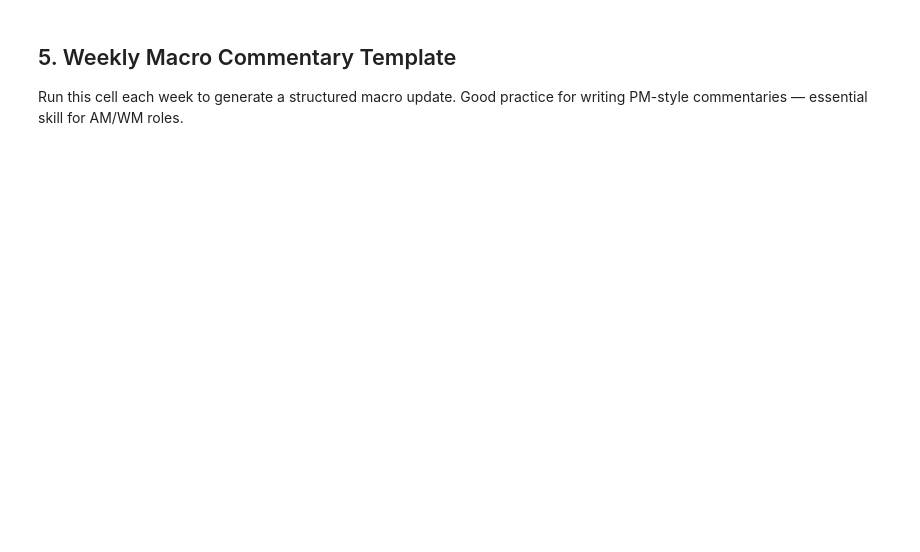
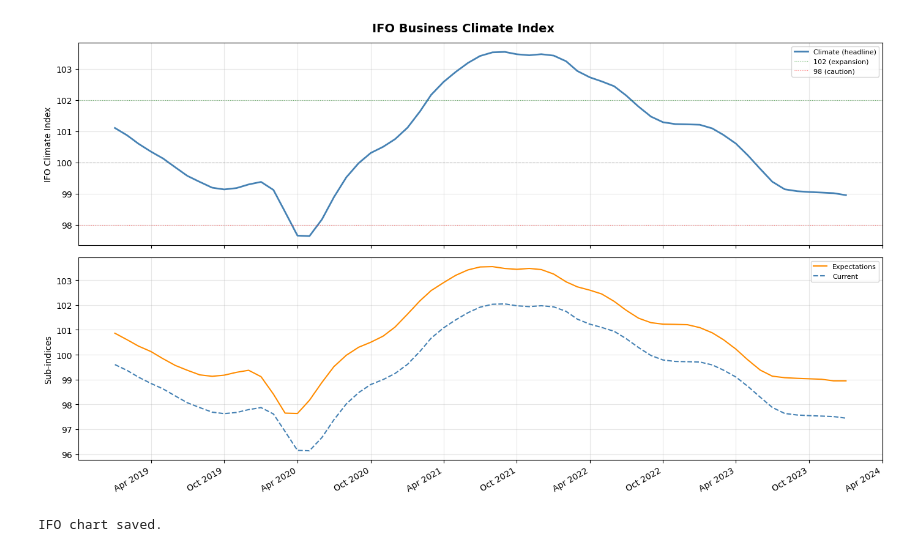
Before and after one commit to SharDXL/german-macro-dashboard, a Jupyter notebook: notebooks/macro_dashboard.ipynb, the cells around one changed output. Saved outputs shown, nothing was run; the diff lists cells and outputs as text; code cells hidden in the pictures; blank space fills up the shorter version.

```diff
--- a/notebooks/macro_dashboard.ipynb
+++ b/notebooks/macro_dashboard.ipynb
@@ -273,0 +6,18 @@ fig2.show()
+# %%
+import os, sys
+import warnings
+warnings.filterwarnings('ignore')
+
+# --- PATH SETUP: point to the src/ folder ---
+SRC_DIR = os.path.abspath(os.path.join(os.getcwd(), '..', 'src'))
+if SRC_DIR not in sys.path:
+    sys.path.insert(0, SRC_DIR)
+
+# --- FRED API KEY (needed for IFO data from FRED) ---
+FRED_API_KEY = 'b61fbad6251fb1d531015344cd52605e'
+
+# --- START DATE for historical charts ---
+START_DATE = '2019-01-01'
+
+print('src path:', SRC_DIR)
+print('Python path OK:', os.path.exists(SRC_DIR))
@@ -333,4 +144,0 @@ print(f"  🔗 Bond view  : {pb['bond_view']}")
-# %% [markdown]
-## 5. Weekly Macro Commentary Template
-
-Run this cell each week to generate a structured macro update. Good practice for writing PM-style commentaries — essential skill for AM/WM roles.
@@ -378,0 +145,34 @@ print(f"Saved → outputs/macro_commentary_{date.today().isoformat()}.txt")
+# %%
+import matplotlib.pyplot as plt
+import matplotlib.dates as mdates
+import numpy as np
+
+fig, axes = plt.subplots(2, 1, figsize=(14, 8), sharex=True)
+fig.suptitle('IFO Business Climate Index', fontsize=14, fontweight='bold')
+
+ax1 = axes[0]
+ax1.plot(ifo_df.index, ifo_df['ifo_climate'], color='steelblue', lw=2, label='Climate (headline)')
+ax1.axhline(100, color='grey', lw=0.8, linestyle='--', alpha=0.6)
+ax1.axhline(102, color='green', lw=0.8, linestyle=':', alpha=0.5, label='102 (expansion)')
+ax1.axhline(98, color='red', lw=0.8, linestyle=':', alpha=0.5, label='98 (caution)')
+ax1.set_ylabel('IFO Climate Index')
+ax1.legend(fontsize=8)
+ax1.grid(True, alpha=0.3)
+
+ax2 = axes[1]
+ax2.plot(ifo_df.index, ifo_df['ifo_expectations'], color='darkorange', lw=1.5, label='Expectations')
+ax2.plot(ifo_df.index, ifo_df['ifo_current'], color='steelblue', lw=1.5, linestyle='--', label='Current')
+ax2.set_ylabel('Sub-indices')
+ax2.legend(fontsize=8)
+ax2.grid(True, alpha=0.3)
+ax2.xaxis.set_major_formatter(mdates.DateFormatter('%b %Y'))
+ax2.xaxis.set_major_locator(mdates.MonthLocator(interval=6))
+plt.xticks(rotation=30, ha='right')
+
+plt.tight_layout()
+plt.savefig('../outputs/ifo_chart.png', dpi=120, bbox_inches='tight')
+plt.show()
+print("IFO chart saved.")
+# %% [output]
+[figure, added]
+IFO chart saved.
```
Also changed, not shown: parts of 25 cells of this notebook, 4 other files.
